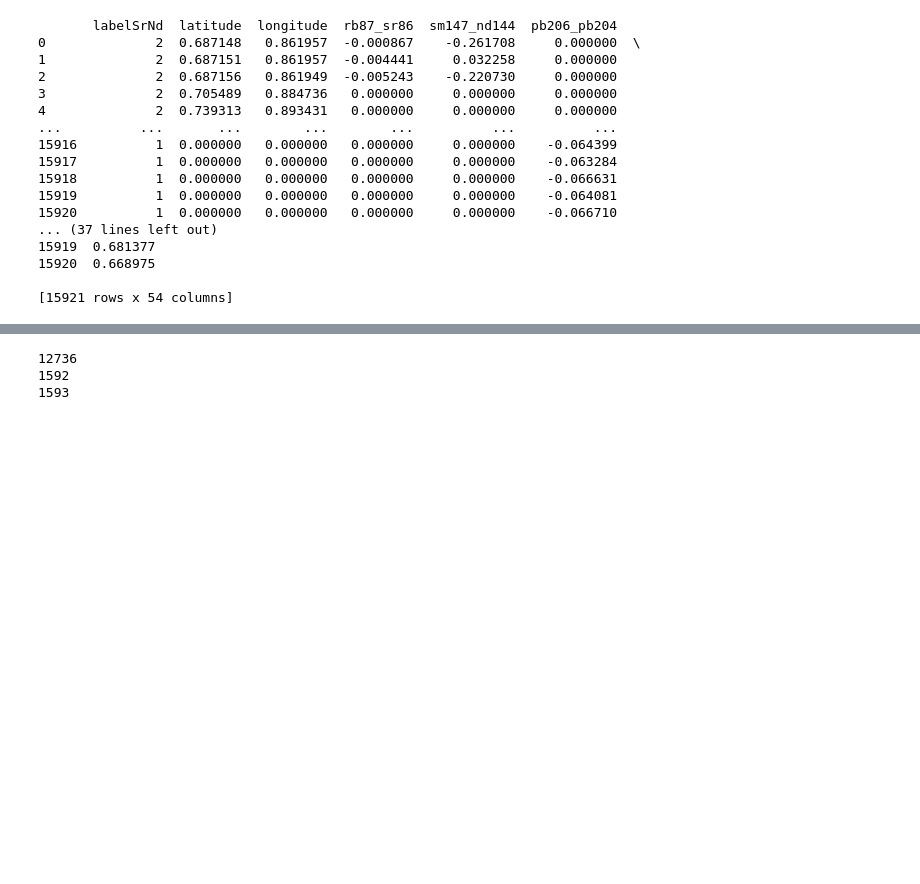
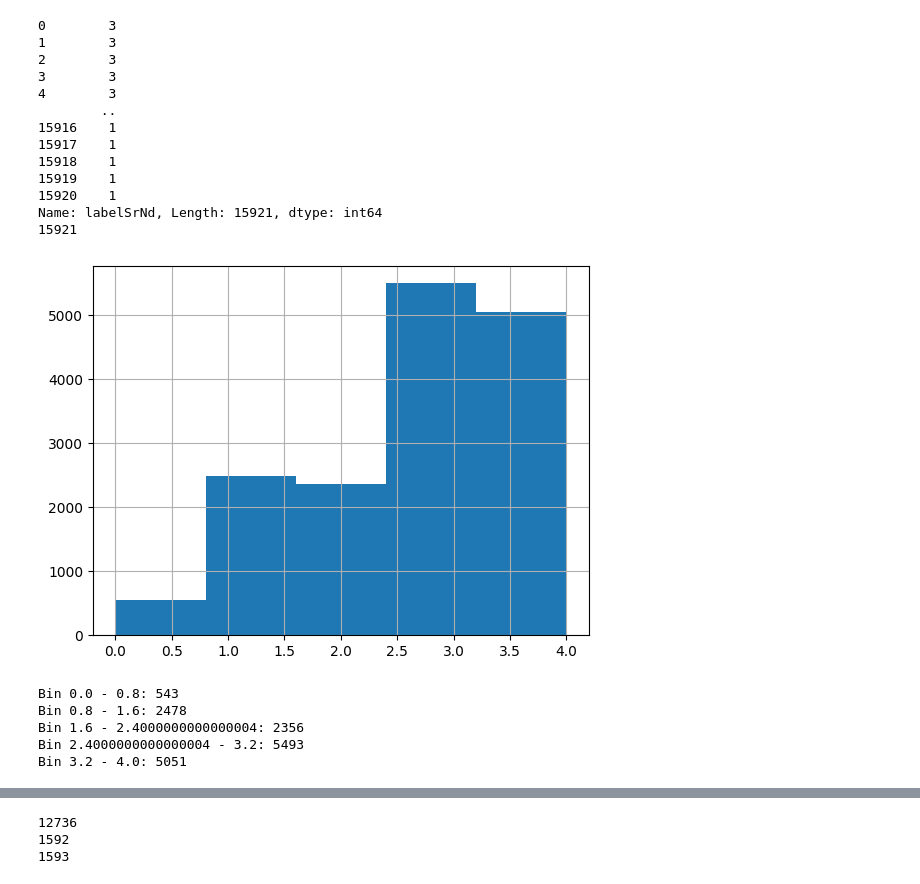
Before and after one commit to everaquelgp/Project_ML_Mantle_Source, a Jupyter notebook: scripts/Model.ipynb, the cells around one changed output, grey strips where cells are left out. Cells and saved outputs as stored; diff of their text form; code cells hidden in the pictures; blank space fills up the shorter version.

```diff
--- a/scripts/Model.ipynb
+++ b/scripts/Model.ipynb
@@ -27,0 +19,5 @@ print(final_data)
+# %%
+#Choosing  only the data that has location
+final_data.dropna(subset=['latitude', 'longitude'], inplace=True)
+print(final_data)
+print(len(final_data))
@@ -51,25 +85,32 @@ normalized_final_data = normalized_final_data.fillna(0)
-# %%
-drop_first_col=True #True for only major, minor and trace. #False when including the isotopes Sr and Nd that I used for labeling the data
-if drop_first_col:
-    normalized_final_data= normalized_final_data.drop(columns=['sr87_sr86','nd143_nd144'])
-
-
-print(normalized_final_data)
-# %% [output]
-       labelSrNd  latitude  longitude  rb87_sr86  sm147_nd144  pb206_pb204
-0              2  0.687148   0.861957  -0.000867    -0.261708     0.000000  \
-1              2  0.687151   0.861957  -0.004441     0.032258     0.000000
-2              2  0.687156   0.861949  -0.005243    -0.220730     0.000000
-3              2  0.705489   0.884736   0.000000     0.000000     0.000000
-4              2  0.739313   0.893431   0.000000     0.000000     0.000000
-...          ...       ...        ...        ...          ...          ...
-15916          1  0.000000   0.000000   0.000000     0.000000    -0.064399
-15917          1  0.000000   0.000000   0.000000     0.000000    -0.063284
-15918          1  0.000000   0.000000   0.000000     0.000000    -0.066631
-15919          1  0.000000   0.000000   0.000000     0.000000    -0.064081
-15920          1  0.000000   0.000000   0.000000     0.000000    -0.066710
-... (37 lines left out)
-15919  0.681377
-15920  0.668975
-
-[15921 rows x 54 columns]
+# %%
+#Histogram to know how many samples there are per class (mantle source end-member) after all the filtering done.
+label_data= normalized_final_data['labelSrNd']
+print(label_data)
+print(len(label_data))
+
+label_data.hist(bins=5)
+plt.show()
+hist, bins = np.histogram(label_data, bins=5)
+
+for i in range(len(hist)):
+    print(f"Bin {bins[i]} - {bins[i+1]}: {hist[i]}")
+# %% [output]
+0        3
+1        3
+2        3
+3        3
+4        3
+        ..
+15916    1
+15917    1
+15918    1
+15919    1
+15920    1
+Name: labelSrNd, Length: 15921, dtype: int64
+15921
+[figure, added]
+Bin 0.0 - 0.8: 543
+Bin 0.8 - 1.6: 2478
+Bin 1.6 - 2.4000000000000004: 2356
+Bin 2.4000000000000004 - 3.2: 5493
+Bin 3.2 - 4.0: 5051
```
Also changed, not shown: parts of 10 cells of this notebook, 21 other files.
